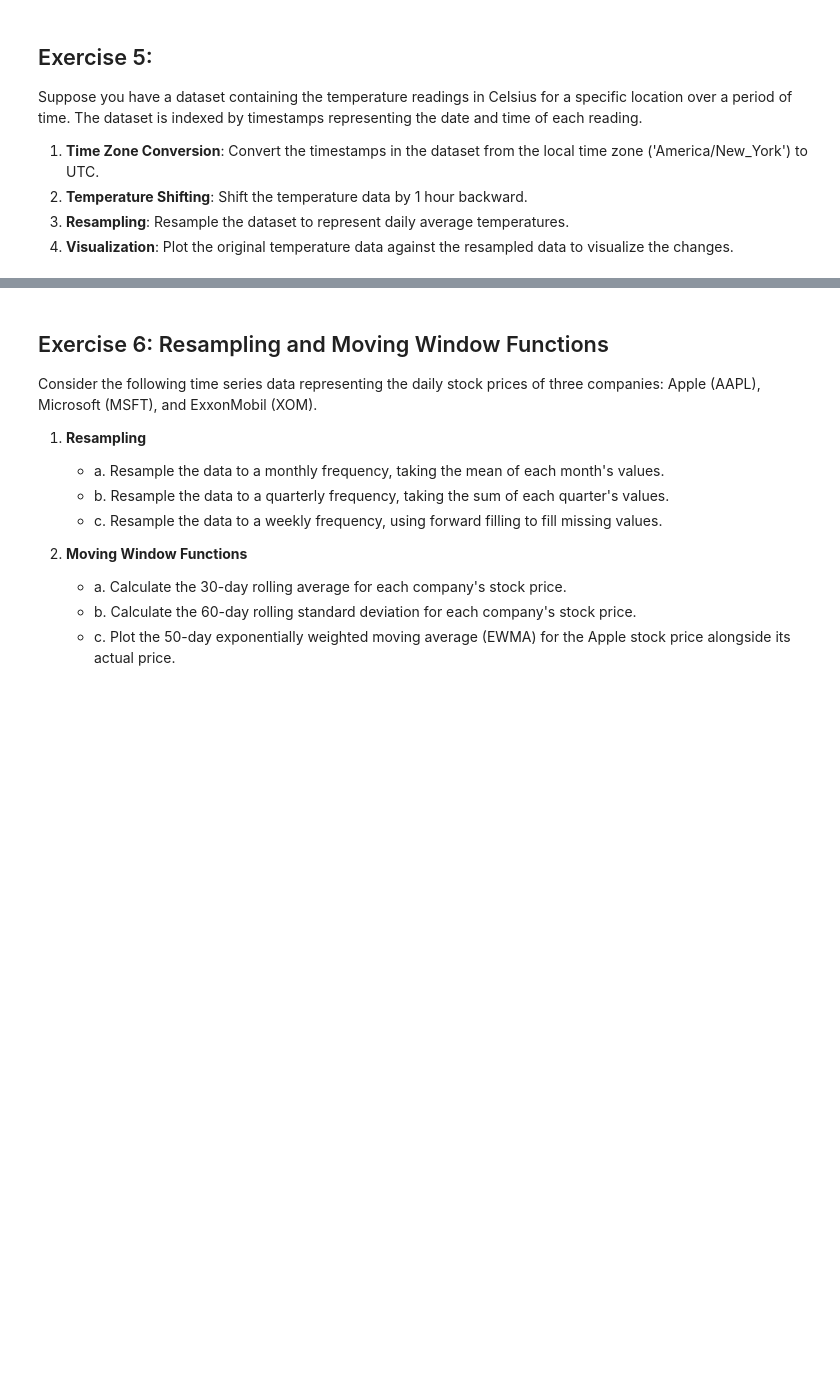
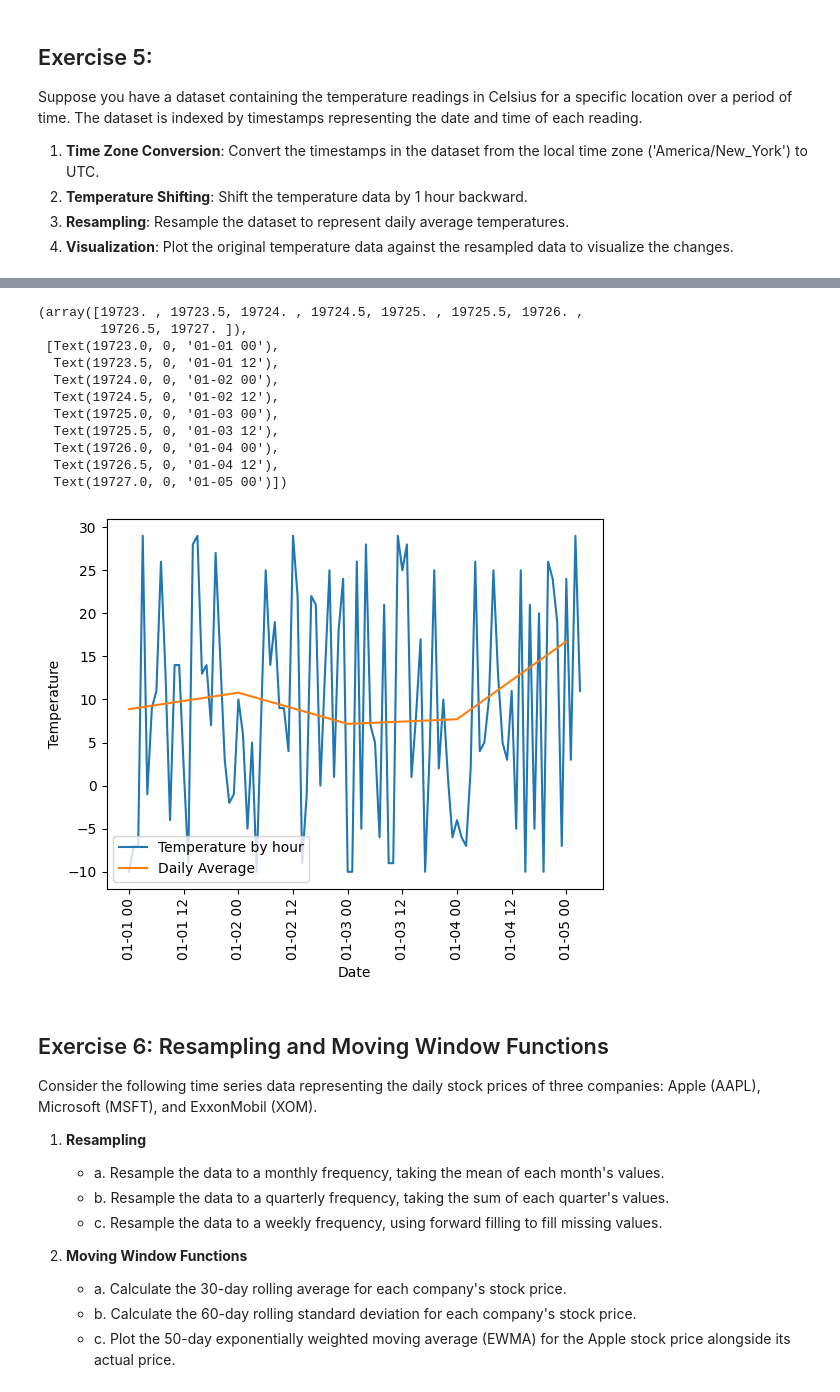
Before and after one commit to ninapeak10/Intro-to-Data-Science, a Jupyter notebook: HW/HW5.ipynb, the cells around one changed output, grey strips where cells are left out. Drawn from its saved outputs; the diff is of its cells as text; code cells hidden in the pictures; blank space fills up the shorter version.

```diff
--- a/HW/HW5.ipynb
+++ b/HW/HW5.ipynb
@@ -162,3 +466,29 @@ Freq: H, Length: 100, dtype: int64
+# %%
+#3. Resampling**: Resample the dataset to represent daily average temperatures.
+daily_avg = temperature_data.resample('D').mean()
+# %%
+#4. Visualization**: Plot the original temperature data against the resampled data to visualize the changes.
+plt.plot(temperature_data, label='Temperature by hour')
+
+plt.plot(daily_avg, label='Daily Average')
+
+plt.xlabel('Date')
+plt.ylabel('Temperature')
+plt.legend()
+plt.xticks(rotation=90)
+# %% [output]
+(array([19723. , 19723.5, 19724. , 19724.5, 19725. , 19725.5, 19726. ,
+        19726.5, 19727. ]),
+ [Text(19723.0, 0, '01-01 00'),
+  Text(19723.5, 0, '01-01 12'),
+  Text(19724.0, 0, '01-02 00'),
+  Text(19724.5, 0, '01-02 12'),
+  Text(19725.0, 0, '01-03 00'),
+  Text(19725.5, 0, '01-03 12'),
+  Text(19726.0, 0, '01-04 00'),
+  Text(19726.5, 0, '01-04 12'),
+  Text(19727.0, 0, '01-05 00')])
+[figure, added]
 # %% [markdown]
 ## Exercise 6: Resampling and Moving Window Functions
 
```
Also changed, not shown: parts of 36 cells of this notebook, 1 other file.
